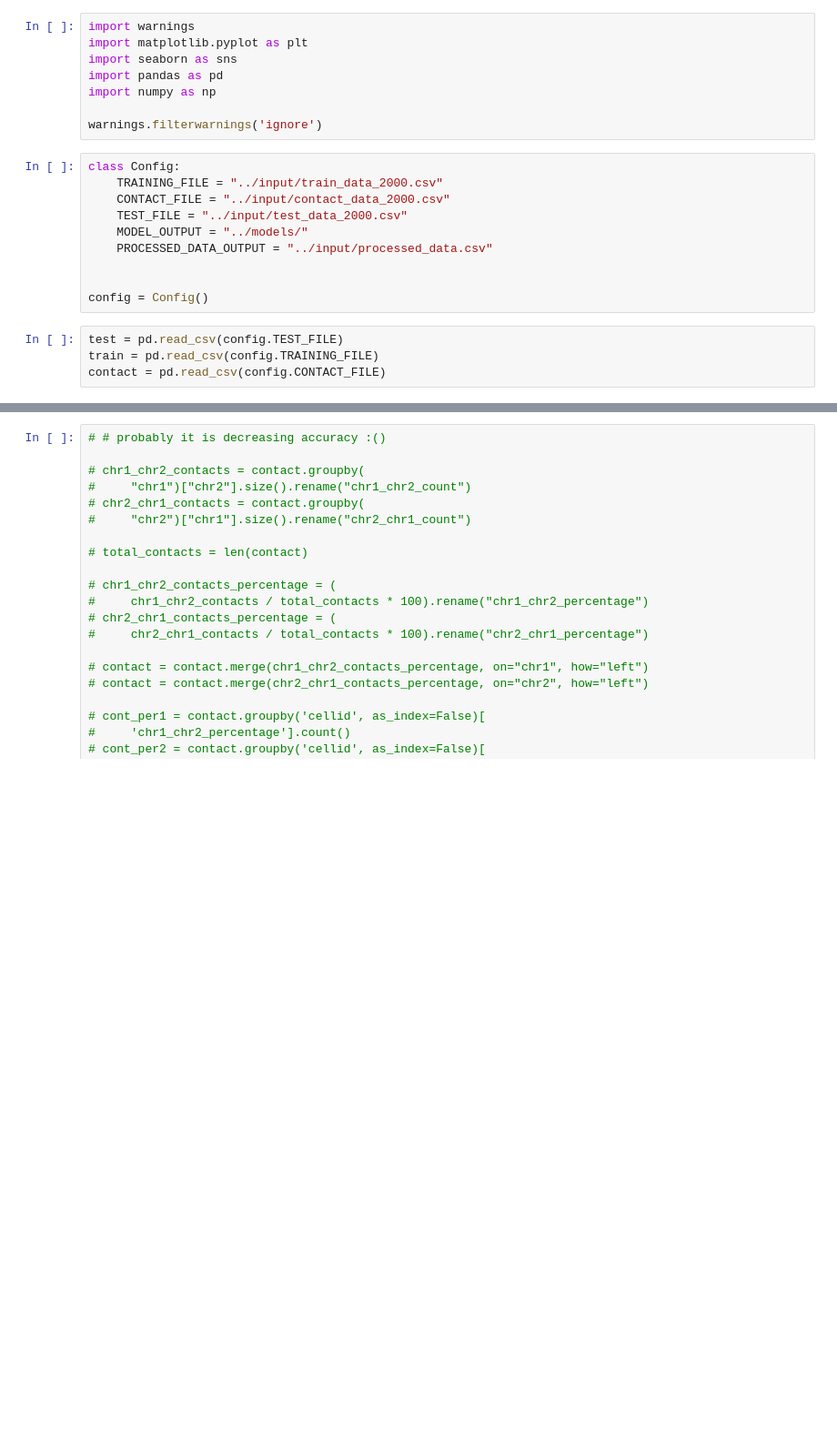
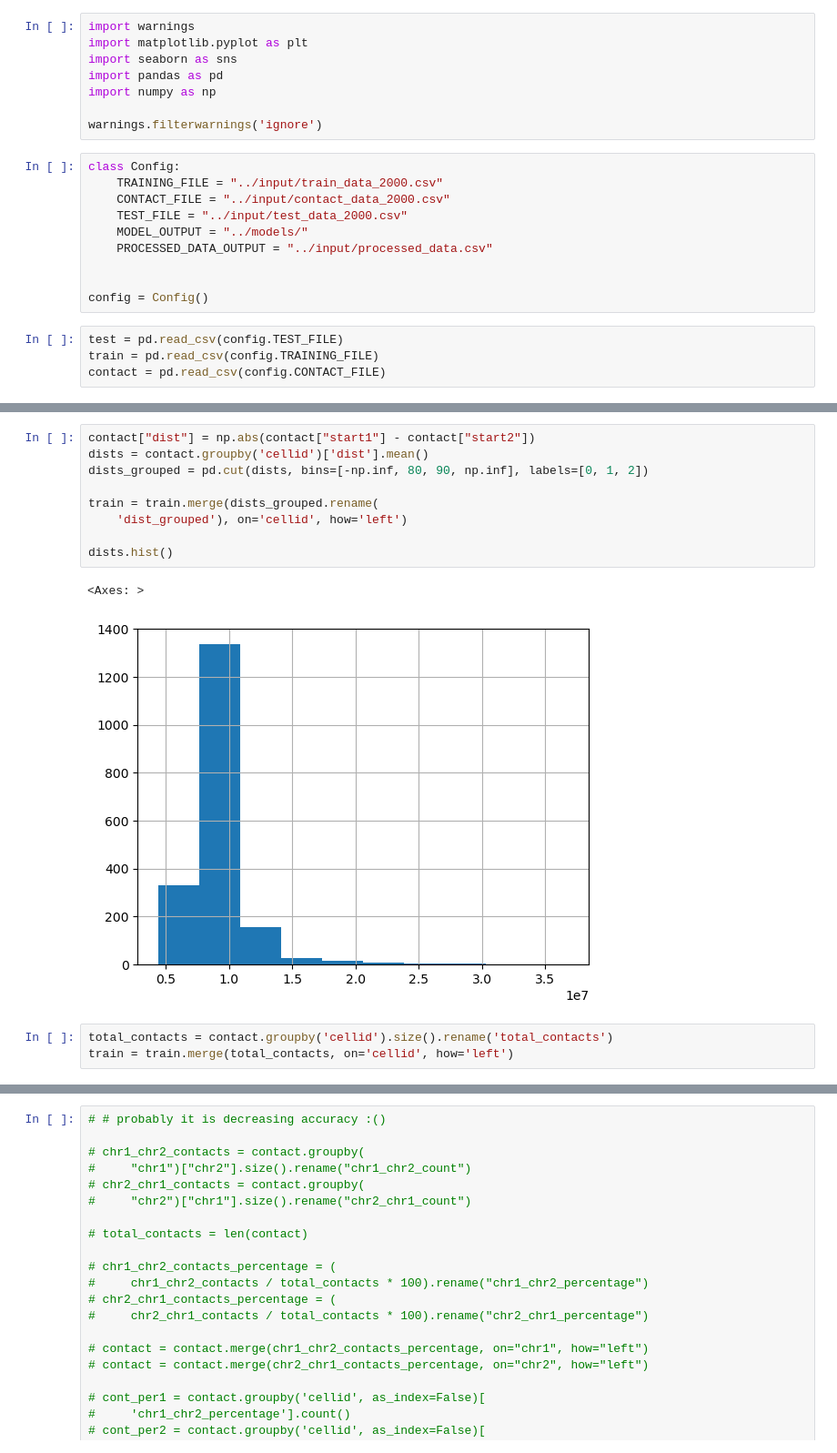
Before and after one commit to yahorlahunovich/wb-project, a Jupyter notebook: notebooks/feature_engineering_yahor.ipynb, the cells around one changed output, grey strips where cells are left out. Shown: that part at 91% size. Saved outputs shown, nothing was run; the diff lists cells and outputs as text; blank space fills up the shorter version.

```diff
--- a/notebooks/feature_engineering_yahor.ipynb
+++ b/notebooks/feature_engineering_yahor.ipynb
@@ -41,0 +54,15 @@ contact.head()
+# %%
+contact["dist"] = np.abs(contact["start1"] - contact["start2"])
+dists = contact.groupby('cellid')['dist'].mean()
+dists_grouped = pd.cut(dists, bins=[-np.inf, 80, 90, np.inf], labels=[0, 1, 2])
+
+train = train.merge(dists_grouped.rename(
+    'dist_grouped'), on='cellid', how='left')
+
+dists.hist()
+# %% [output]
+<Axes: >
+[figure, added]
+# %%
+total_contacts = contact.groupby('cellid').size().rename('total_contacts')
+train = train.merge(total_contacts, on='cellid', how='left')
```
Also changed, not shown: parts of 29 cells of this notebook.
